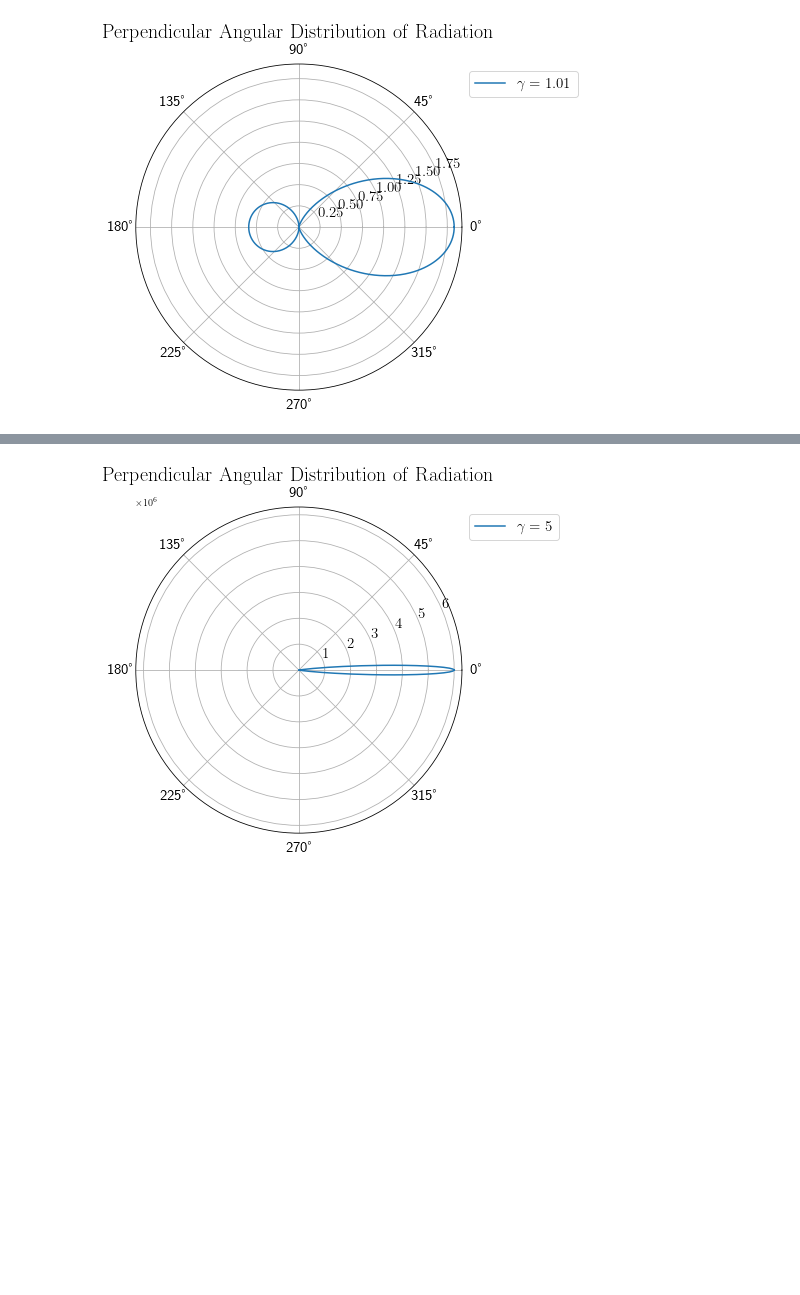
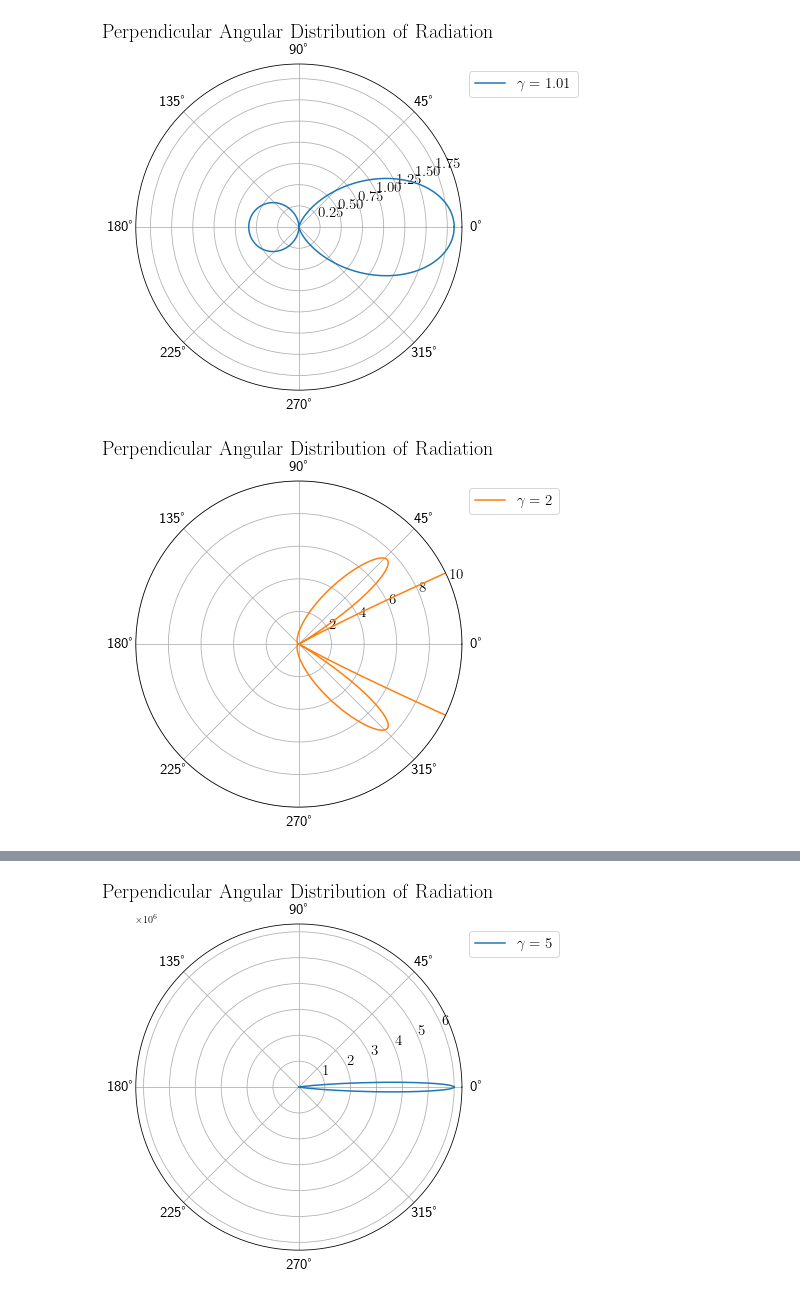
Before and after one commit to twht3035374852/Wong_PHYA201, a Jupyter notebook: PHYA201_hw4_ThomasWong.ipynb, the cells around one changed output, grey strips where cells are left out. Cells and saved outputs as stored; diff of their text form; code cells hidden in the pictures; blank space fills up the shorter version.

```diff
--- a/PHYA201_hw4_ThomasWong.ipynb
+++ b/PHYA201_hw4_ThomasWong.ipynb
@@ -63,3 +67,18 @@ ax.legend(fontsize=15, loc='upper left', bbox_to_anchor=(1, 1))
 plt.show()
 # %% [output]
 [figure]
+# %%
+plt.figure(figsize=(8, 6))
+ax = plt.subplot(111, polar=True)  # using polar coordinates since we are looking at a slice of phi=0
+
+ax.plot(theta,dPperp(2,theta), 'tab:orange', label=r'$\gamma=2$')
+ax.set_title('Radial Plot with Radius Varying as a Function of Polar Angle')
+ax.set_title(r'$\rm{Perpendicular \ Angular \ Distribution \ of \ Radiation}$', size=20)
+ax.tick_params(axis='x', labelsize=15)
+ax.tick_params(axis='y', labelsize=15)
+ax.legend(fontsize=15, loc='upper left', bbox_to_anchor=(1, 1))
+ax.set_ylim(0,10)  # show the inverted blob by zooming in, next plot zoom out to see the big forward blob
+
+plt.show()
+# %% [output]
+[figure, added]
```
Also changed, not shown: parts of 3 cells of this notebook.
